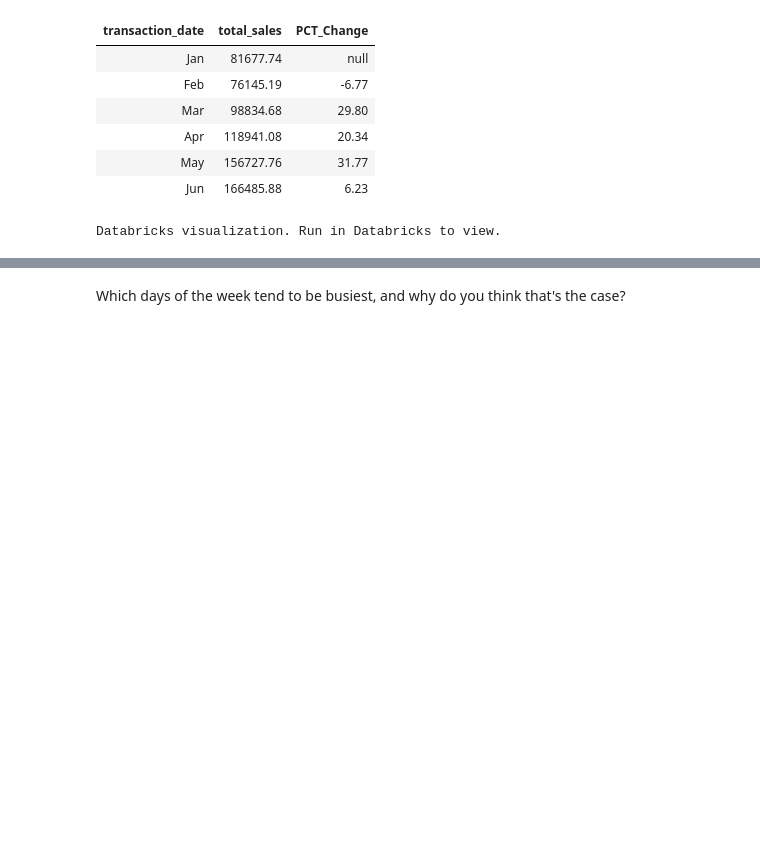
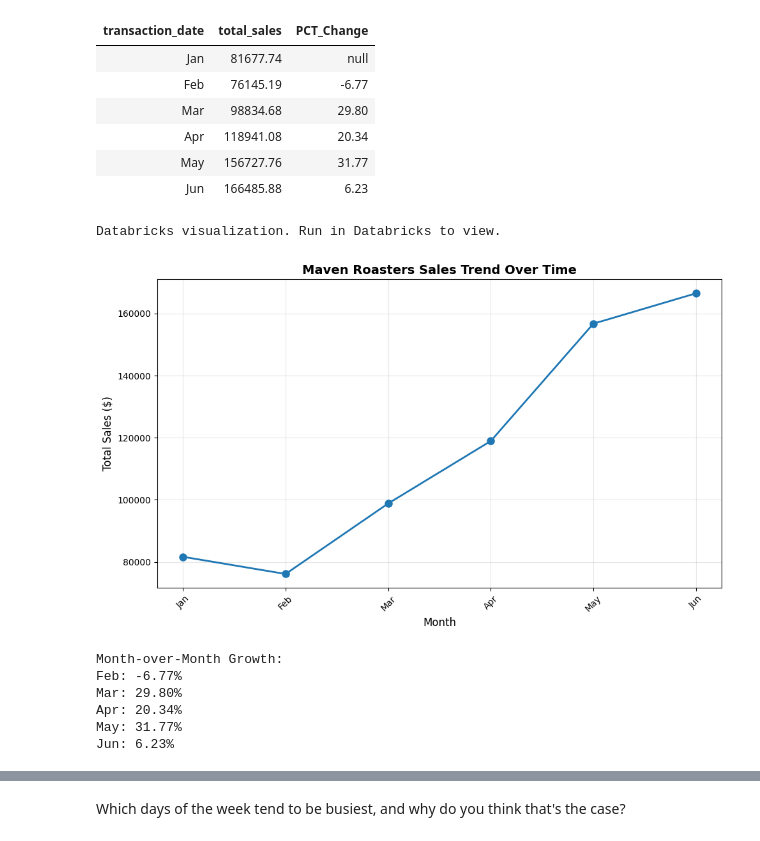
Before and after one commit to AREBU5/coffee_shop_analysis, a Jupyter notebook: Coffee Sales.ipynb, the cells around one changed output, grey strips where cells are left out. Saved outputs shown, nothing was run; the diff lists cells and outputs as text; code cells hidden in the pictures; blank space fills up the shorter version.

Commit message:
Add matplotlib visualizations for GitHub compatibility - all charts now visible

```diff
--- a/Coffee Sales.ipynb
+++ b/Coffee Sales.ipynb
@@ -52,3 +52,34 @@ FROM calculations;
 | May | 156727.76 | 31.77 |
 | Jun | 166485.88 | 6.23 |
 Databricks visualization. Run in Databricks to view.
+# %%
+import matplotlib.pyplot as plt
+import pandas as pd
+
+# Get data from previous SQL query
+df = _sqldf.toPandas()
+
+# Create line chart
+plt.figure(figsize=(10, 6))
+plt.plot(df['transaction_date'], df['total_sales'], marker='o', linewidth=2, markersize=8, color='#1f77b4')
+plt.title('Maven Roasters Sales Trend Over Time', fontsize=14, fontweight='bold')
+plt.xlabel('Month', fontsize=12)
+plt.ylabel('Total Sales ($)', fontsize=12)
+plt.grid(True, alpha=0.3)
+plt.xticks(rotation=45)
+plt.tight_layout()
+plt.show()
+
+# Show percentage changes
+print("\nMonth-over-Month Growth:")
+for idx, row in df.iterrows():
+    if pd.notna(row['PCT_Change']):
+        print(f"{row['transaction_date']}: {row['PCT_Change']:.2f}%")
+# %% [output]
+[figure, added]
+Month-over-Month Growth:
+Feb: -6.77%
+Mar: 29.80%
+Apr: 20.34%
+May: 31.77%
+Jun: 6.23%
```
Also changed, not shown: parts of 6 cells of this notebook.
